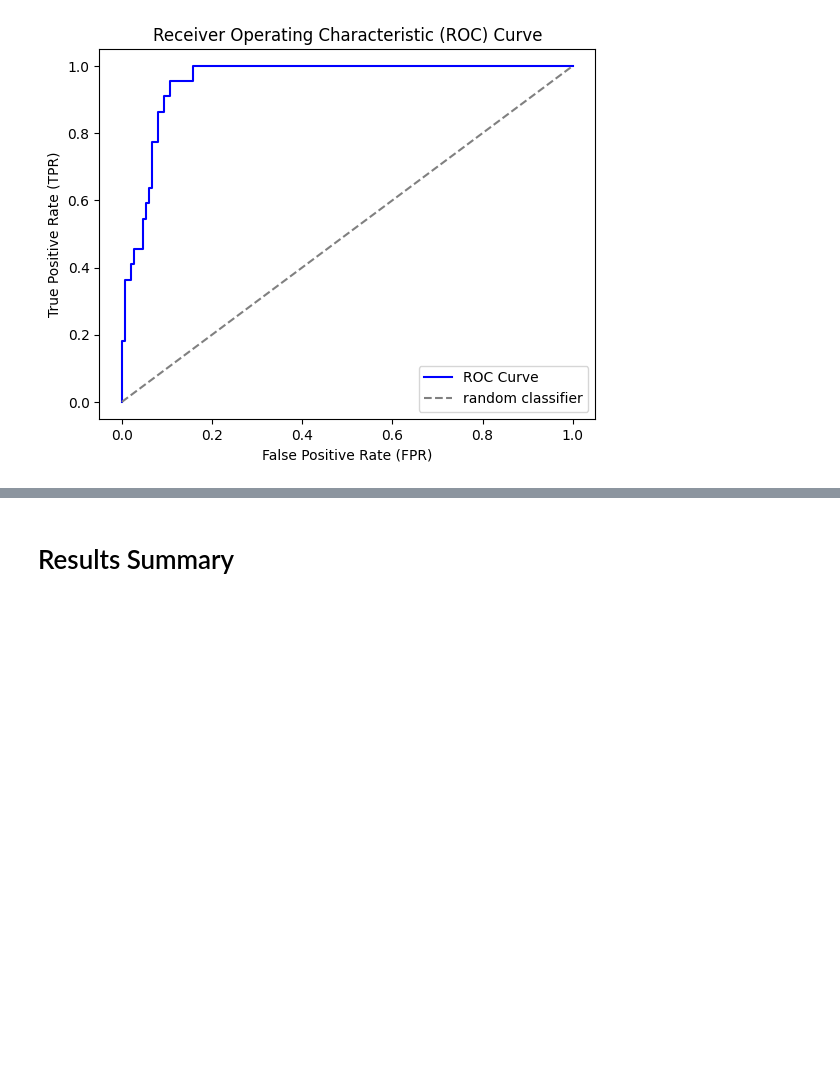
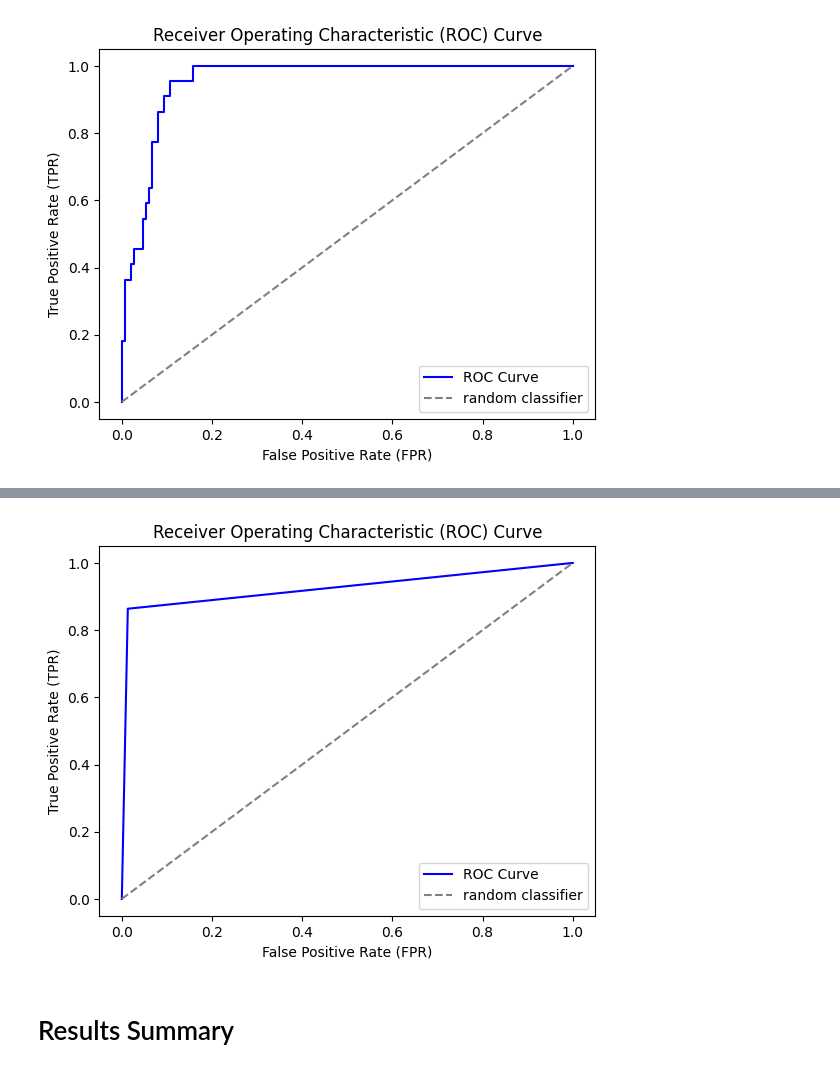
Before and after one commit to balbal1/Machine-Learning-Models, a Jupyter notebook: Machine_Learning_Project.ipynb, the cells around one changed output, grey strips where cells are left out. Saved outputs shown, nothing was run; the diff lists cells and outputs as text; code cells hidden in the pictures; blank space fills up the shorter version.

```diff
--- a/Machine_Learning_Project.ipynb
+++ b/Machine_Learning_Project.ipynb
@@ -366,3 +430,7 @@ draw_roc(y_test, y_test_prob)
+# %%
+draw_roc(y_test, y_test_prob)
+# %% [output]
+[figure, added]
 # %% [markdown]
 # Results Summary
 # %% [markdown]
```
Also changed, not shown: parts of 13 cells of this notebook.
